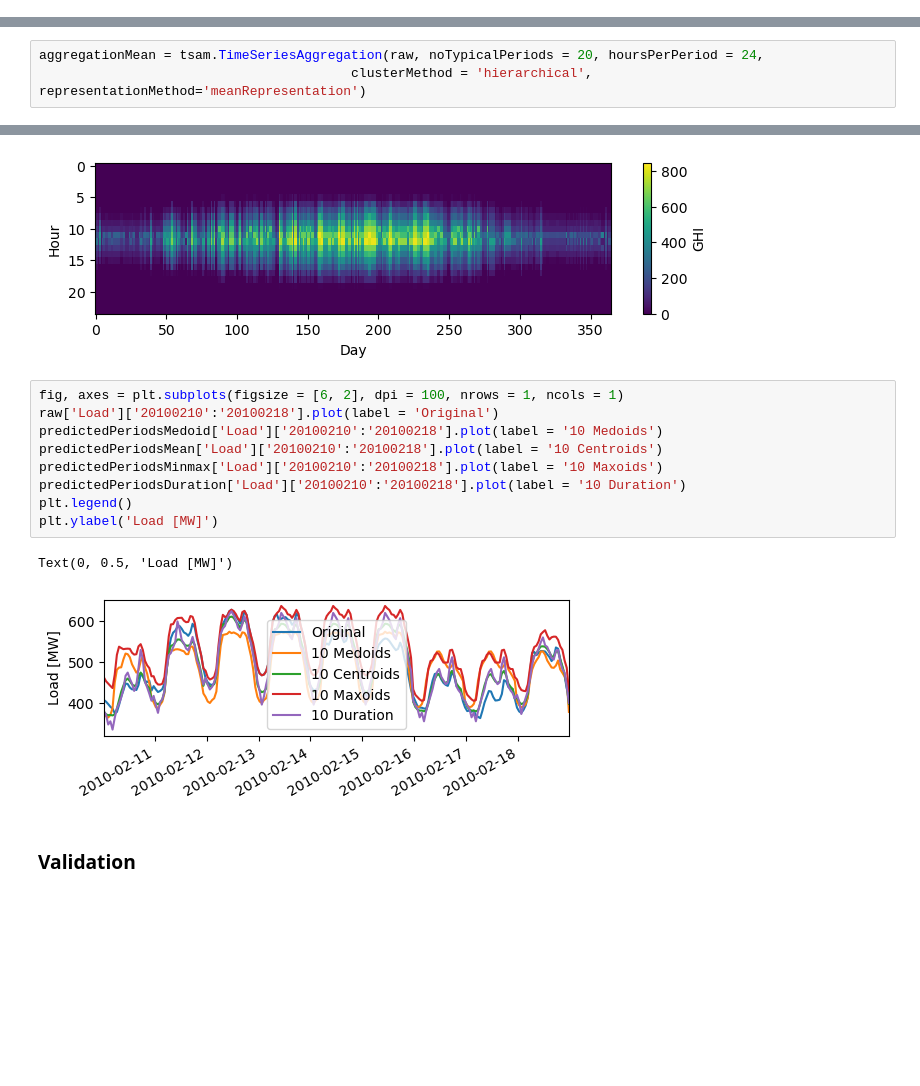
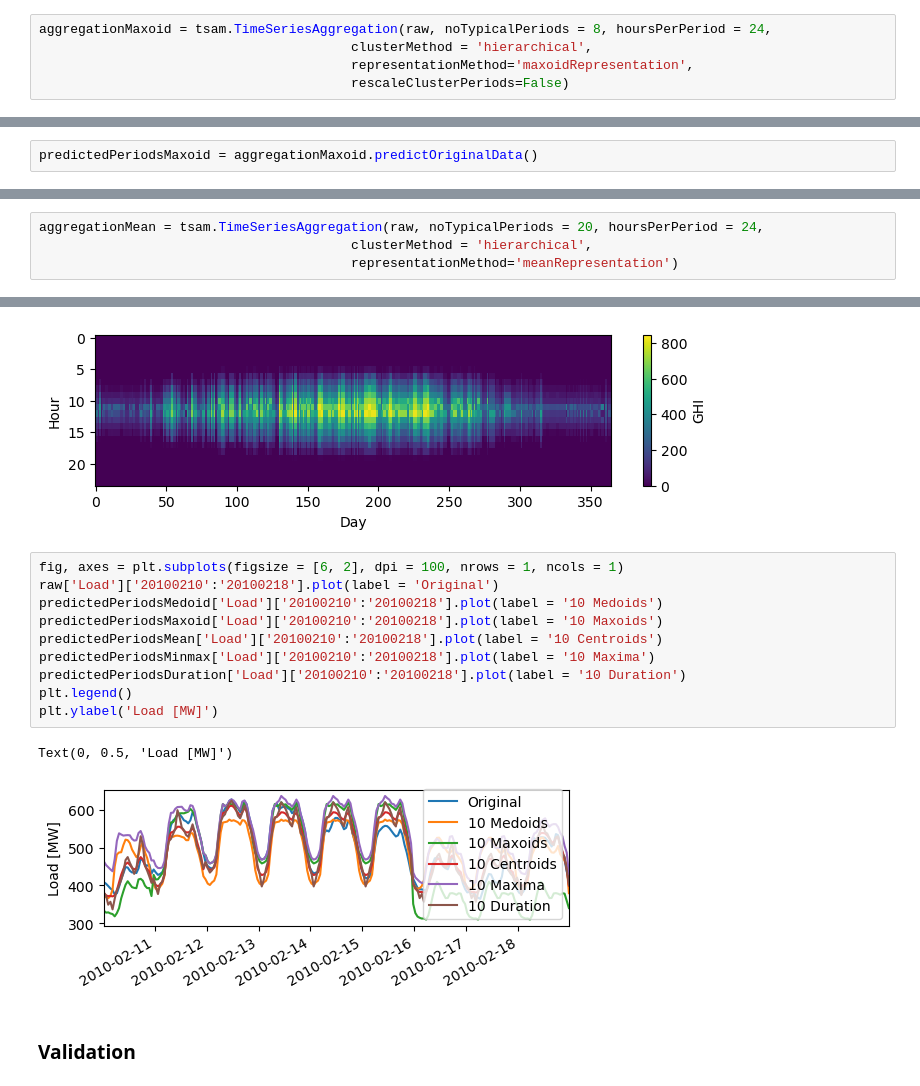
Before and after one commit to FZJ-IEK3-VSA/tsam, a Jupyter notebook: examples/aggregation_representation.ipynb, the cells around one changed output, grey strips where cells are left out. Drawn from its saved outputs; the diff is of its cells as text; blank space fills up the shorter version.

Commit message:
maxoids added to the representation methods

```diff
--- a/examples/aggregation_representation.ipynb
+++ b/examples/aggregation_representation.ipynb
@@ -62,0 +65,5 @@ aggregationMedoid.accuracyIndicators()
+# %%
+aggregationMaxoid = tsam.TimeSeriesAggregation(raw, noTypicalPeriods = 8, hoursPerPeriod = 24,
+                                        clusterMethod = 'hierarchical',
+                                        representationMethod='maxoidRepresentation',
+                                        rescaleClusterPeriods=False)
@@ -62,0 +76,2 @@ aggregationMedoid.accuracyIndicators()
+# %%
+predictedPeriodsMaxoid = aggregationMaxoid.predictOriginalData()
@@ -64,7 +89,8 @@ aggregationMedoid.accuracyIndicators()
 ### Hierarchical aggregation with mean representation and 10 typical days at hourly resolution
 # %%
 aggregationMean = tsam.TimeSeriesAggregation(raw, noTypicalPeriods = 20, hoursPerPeriod = 24,
-                                        clusterMethod = 'hierarchical', representationMethod='meanRepresentation')
+                                        clusterMethod = 'hierarchical',
+                                        representationMethod='meanRepresentation')
 # %% [markdown]
 Create the typical periods
 # %%
@@ -195,15 +226,16 @@ plotTS(predictedPeriodsDuration[param], 24, vmin = raw[param].min(), vmax = raw[
 # %%
 fig, axes = plt.subplots(figsize = [6, 2], dpi = 100, nrows = 1, ncols = 1)
 raw['Load']['20100210':'20100218'].plot(label = 'Original')
 predictedPeriodsMedoid['Load']['20100210':'20100218'].plot(label = '10 Medoids')
+predictedPeriodsMaxoid['Load']['20100210':'20100218'].plot(label = '10 Maxoids')
 predictedPeriodsMean['Load']['20100210':'20100218'].plot(label = '10 Centroids')
-predictedPeriodsMinmax['Load']['20100210':'20100218'].plot(label = '10 Maxoids')
+predictedPeriodsMinmax['Load']['20100210':'20100218'].plot(label = '10 Maxima')
 predictedPeriodsDuration['Load']['20100210':'20100218'].plot(label = '10 Duration')
 plt.legend()
 plt.ylabel('Load [MW]')
 # %% [output]
 Text(0, 0.5, 'Load [MW]')
-[figure, old version]
+[figure, new version]
 # %% [markdown]
 ### Validation
 # %% [markdown]
```
Also changed, not shown: parts of 9 cells of this notebook, 4 other files.
